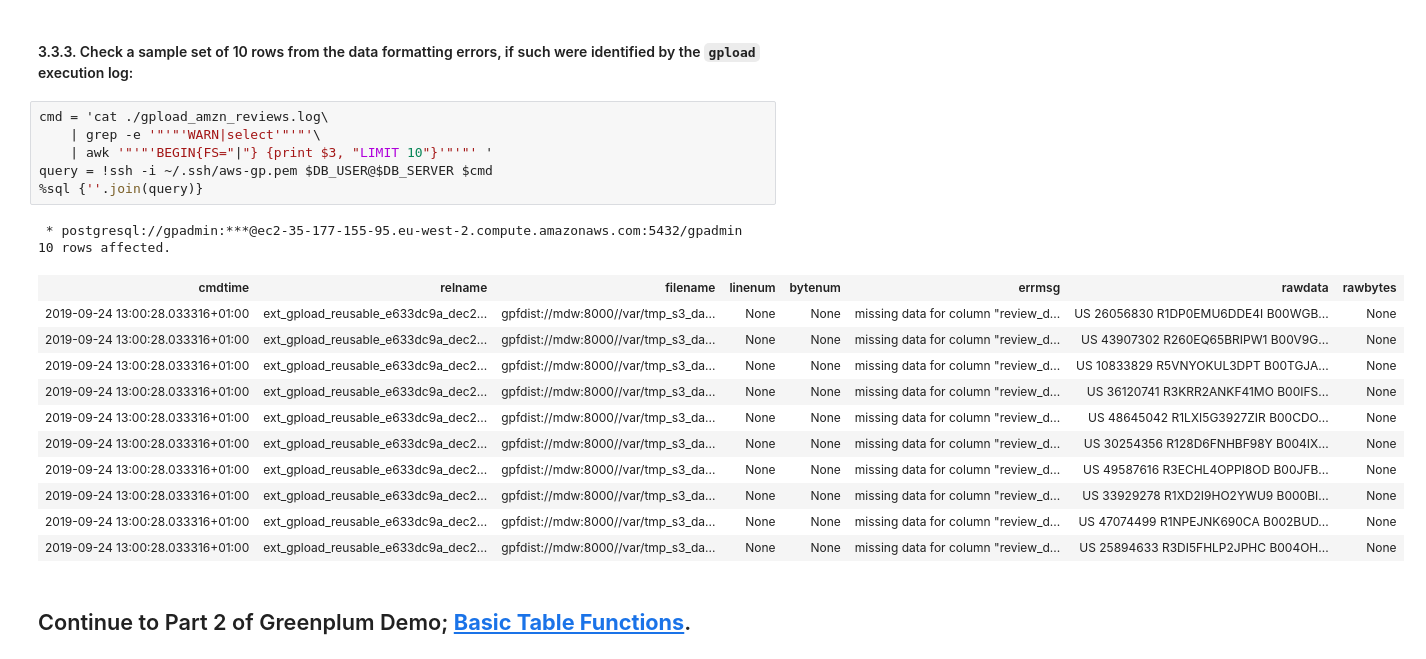
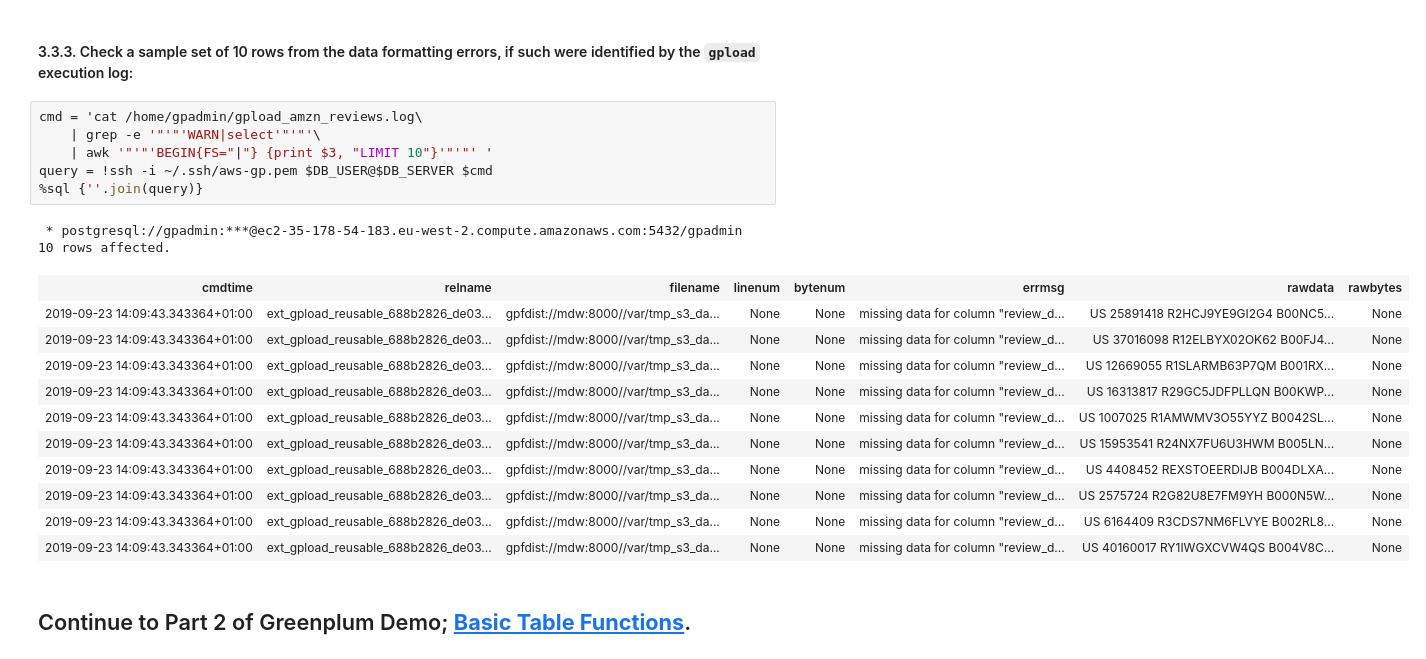
Before and after one commit to cantzakas/gp-demo-aws, a Jupyter notebook: AWS-GP-demo-1.ipynb, the cells around one changed output. Saved outputs shown, nothing was run; the diff lists cells and outputs as text.

Commit message:
Revert "fixed gpload/tee bug"
This reverts commit 66d2d43baf530bac7b5ea5d930029a54627ac089.

```diff
--- a/AWS-GP-demo-1.ipynb
+++ b/AWS-GP-demo-1.ipynb
@@ -252,24 +211,24 @@ query = !ssh -i ~/.ssh/aws-gp.pem $DB_USER@$DB_SERVER $cmd
 # %% [markdown]
 #### 3.3.3. Check a sample set of 10 rows from the data formatting errors, if such were identified by the `gpload` execution log:
 # %%
-cmd = 'cat ./gpload_amzn_reviews.log\
+cmd = 'cat /home/gpadmin/gpload_amzn_reviews.log\
     | grep -e '"'"'WARN|select'"'"'\
     | awk '"'"'BEGIN{FS="|"} {print $3, "LIMIT 10"}'"'"' '
 query = !ssh -i ~/.ssh/aws-gp.pem $DB_USER@$DB_SERVER $cmd
 %sql {''.join(query)}
 # %% [output]
- * postgresql://gpadmin:***@ec2-35-177-155-95.eu-west-2.compute.amazonaws.com:5432/gpadmin
+ * postgresql://gpadmin:***@ec2-35-178-54-183.eu-west-2.compute.amazonaws.com:5432/gpadmin
 10 rows affected.
 | cmdtime | relname | filename | linenum | bytenum | errmsg | rawdata | rawbytes |
-| 2019-09-24 13:00:28.033316+01:00 | ext_gpload_reusable_e633dc9a_dec2... | gpfdist://mdw:8000//var/tmp_s3_da... | None | None | missing data for column "review_d... | US 26056830 R1DP0EMU6DDE4I B00WGB... | None |
-| 2019-09-24 13:00:28.033316+01:00 | ext_gpload_reusable_e633dc9a_dec2... | gpfdist://mdw:8000//var/tmp_s3_da... | None | None | missing data for column "review_d... | US 43907302 R260EQ65BRIPW1 B00V9G... | None |
-| 2019-09-24 13:00:28.033316+01:00 | ext_gpload_reusable_e633dc9a_dec2... | gpfdist://mdw:8000//var/tmp_s3_da... | None | None | missing data for column "review_d... | US 10833829 R5VNYOKUL3DPT B00TGJA... | None |
-| 2019-09-24 13:00:28.033316+01:00 | ext_gpload_reusable_e633dc9a_dec2... | gpfdist://mdw:8000//var/tmp_s3_da... | None | None | missing data for column "review_d... | US 36120741 R3KRR2ANKF41MO B00IFS... | None |
-| 2019-09-24 13:00:28.033316+01:00 | ext_gpload_reusable_e633dc9a_dec2... | gpfdist://mdw:8000//var/tmp_s3_da... | None | None | missing data for column "review_d... | US 48645042 R1LXI5G3927ZIR B00CDO... | None |
-| 2019-09-24 13:00:28.033316+01:00 | ext_gpload_reusable_e633dc9a_dec2... | gpfdist://mdw:8000//var/tmp_s3_da... | None | None | missing data for column "review_d... | US 30254356 R128D6FNHBF98Y B004IX... | None |
-| 2019-09-24 13:00:28.033316+01:00 | ext_gpload_reusable_e633dc9a_dec2... | gpfdist://mdw:8000//var/tmp_s3_da... | None | None | missing data for column "review_d... | US 49587616 R3ECHL4OPPI8OD B00JFB... | None |
-| 2019-09-24 13:00:28.033316+01:00 | ext_gpload_reusable_e633dc9a_dec2... | gpfdist://mdw:8000//var/tmp_s3_da... | None | None | missing data for column "review_d... | US 33929278 R1XD2I9HO2YWU9 B000BI... | None |
-| 2019-09-24 13:00:28.033316+01:00 | ext_gpload_reusable_e633dc9a_dec2... | gpfdist://mdw:8000//var/tmp_s3_da... | None | None | missing data for column "review_d... | US 47074499 R1NPEJNK690CA B002BUD... | None |
-| 2019-09-24 13:00:28.033316+01:00 | ext_gpload_reusable_e633dc9a_dec2... | gpfdist://mdw:8000//var/tmp_s3_da... | None | None | missing data for column "review_d... | US 25894633 R3DI5FHLP2JPHC B004OH... | None |
+| 2019-09-23 14:09:43.343364+01:00 | ext_gpload_reusable_688b2826_de03... | gpfdist://mdw:8000//var/tmp_s3_da... | None | None | missing data for column "review_d... | US 25891418 R2HCJ9YE9GI2G4 B00NC5... | None |
+| 2019-09-23 14:09:43.343364+01:00 | ext_gpload_reusable_688b2826_de03... | gpfdist://mdw:8000//var/tmp_s3_da... | None | None | missing data for column "review_d... | US 37016098 R12ELBYX02OK62 B00FJ4... | None |
+| 2019-09-23 14:09:43.343364+01:00 | ext_gpload_reusable_688b2826_de03... | gpfdist://mdw:8000//var/tmp_s3_da... | None | None | missing data for column "review_d... | US 12669055 R1SLARMB63P7QM B001RX... | None |
+| 2019-09-23 14:09:43.343364+01:00 | ext_gpload_reusable_688b2826_de03... | gpfdist://mdw:8000//var/tmp_s3_da... | None | None | missing data for column "review_d... | US 16313817 R29GC5JDFPLLQN B00KWP... | None |
+| 2019-09-23 14:09:43.343364+01:00 | ext_gpload_reusable_688b2826_de03... | gpfdist://mdw:8000//var/tmp_s3_da... | None | None | missing data for column "review_d... | US 1007025 R1AMWMV3O55YYZ B0042SL... | None |
+| 2019-09-23 14:09:43.343364+01:00 | ext_gpload_reusable_688b2826_de03... | gpfdist://mdw:8000//var/tmp_s3_da... | None | None | missing data for column "review_d... | US 15953541 R24NX7FU6U3HWM B005LN... | None |
+| 2019-09-23 14:09:43.343364+01:00 | ext_gpload_reusable_688b2826_de03... | gpfdist://mdw:8000//var/tmp_s3_da... | None | None | missing data for column "review_d... | US 4408452 REXSTOEERDIJB B004DLXA... | None |
+| 2019-09-23 14:09:43.343364+01:00 | ext_gpload_reusable_688b2826_de03... | gpfdist://mdw:8000//var/tmp_s3_da... | None | None | missing data for column "review_d... | US 2575724 R2G82U8E7FM9YH B000N5W... | None |
+| 2019-09-23 14:09:43.343364+01:00 | ext_gpload_reusable_688b2826_de03... | gpfdist://mdw:8000//var/tmp_s3_da... | None | None | missing data for column "review_d... | US 6164409 R3CDS7NM6FLVYE B002RL8... | None |
+| 2019-09-23 14:09:43.343364+01:00 | ext_gpload_reusable_688b2826_de03... | gpfdist://mdw:8000//var/tmp_s3_da... | None | None | missing data for column "review_d... | US 40160017 RY1IWGXCVW4QS B004V8C... | None |
 # %% [markdown]
 ## Continue to Part 2 of Greenplum Demo; **[Basic Table Functions](AWS-GP-demo-2.ipynb)**.
```
Also changed, not shown: parts of 12 cells of this notebook, 3 other files.
